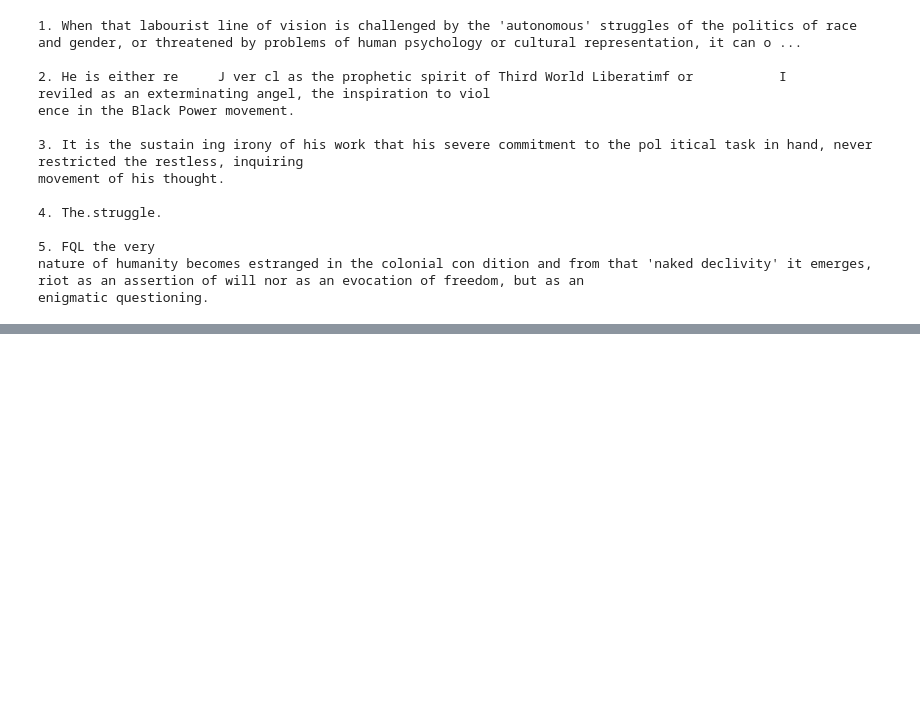
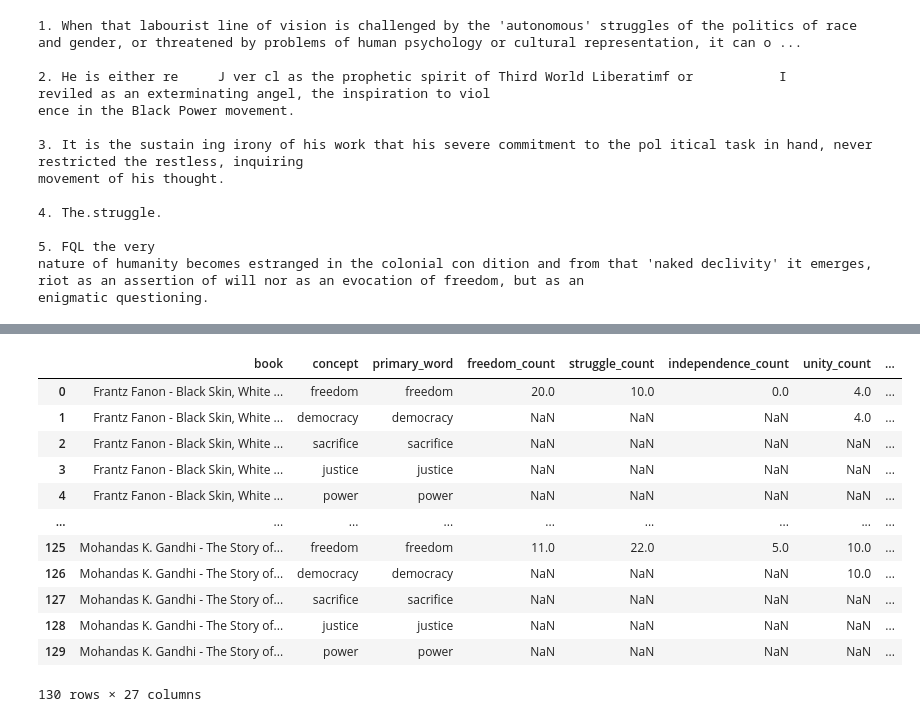
Before and after one commit to arafathosain18/intro-to-text-analytics, a Jupyter notebook: FInal version.ipynb, the cells around one changed output, grey strips where cells are left out. Saved outputs shown, nothing was run; the diff lists cells and outputs as text; code cells hidden in the pictures; blank space fills up the shorter version.

```diff
--- a/FInal version.ipynb
+++ b/FInal version.ipynb
@@ -668,0 +975,67 @@ enigmatic questioning.
+# %%
+semantic_clusters = {
+    "freedom": ["freedom", "struggle", "independence", "unity", "democracy"],
+    "democracy": ["democracy", "development", "organization", "unity", "powers"],
+    "sacrifice": ["sacrifice", "obligation", "discipline", "compassion", "confronted"],
+    "justice": ["justice", "individuals", "citizens", "conflict", "masses"],
+    "power": ["power", "interests", "force", "economic", "religious"]
+}
+# %%
+from collections import Counter
+import pandas as pd
+from nltk.tokenize import word_tokenize
+
+# List to hold the detailed counts for each (book, concept) pair.
+detailed_book_concept_counts = []
+
+# Loop through each book.
+for i, text in enumerate(cleaned_texts):
+    # Tokenize the cleaned text (assumed already lowercased).
+    tokens = word_tokenize(text)
+    token_counts = Counter(tokens)
+
+    # For each concept (e.g., "freedom") in your semantic clusters:
+    for concept, words in semantic_clusters.items():
+        # Create a new row/dictionary for the (book, concept) pair.
+        row = {"book": file_names[i], "concept": concept}
+        total = 0
+
+        # Assume the first word in the list is the primary word.
+        primary_word = words[0]
+        row["primary_word"] = primary_word
+        # Count for the primary word.
+        primary_count = token_counts.get(primary_word, 0)
+        row[f"{primary_word}_count"] = primary_count
+        total += primary_count
+
+        # Now process each related word (all words after the first).
+        for word in words[1:]:
+            word_count = token_counts.get(word, 0)
+            row[f"{word}_count"] = word_count
+            total += word_count
+
+        # Add a total count for the concept in this book.
+        row["total_count"] = total
+
+        detailed_book_concept_counts.append(row)
+
+# Convert the list of dictionaries into a DataFrame.
+detailed_concept_df = pd.DataFrame(detailed_book_concept_counts)
+
+# Display the DataFrame.
+from IPython.display import display
+display(detailed_concept_df)
+# %% [output]
+|  | book | concept | primary_word | freedom_count | struggle_count | independence_count | unity_count | ... |
+| 0 | Frantz Fanon - Black Skin, White ... | freedom | freedom | 20.0 | 10.0 | 0.0 | 4.0 | ... |
+| 1 | Frantz Fanon - Black Skin, White ... | democracy | democracy | NaN | NaN | NaN | 4.0 | ... |
+| 2 | Frantz Fanon - Black Skin, White ... | sacrifice | sacrifice | NaN | NaN | NaN | NaN | ... |
+| 3 | Frantz Fanon - Black Skin, White ... | justice | justice | NaN | NaN | NaN | NaN | ... |
+| 4 | Frantz Fanon - Black Skin, White ... | power | power | NaN | NaN | NaN | NaN | ... |
+| ... | ... | ... | ... | ... | ... | ... | ... | ... |
+| 125 | Mohandas K. Gandhi - The Story of... | freedom | freedom | 11.0 | 22.0 | 5.0 | 10.0 | ... |
+| 126 | Mohandas K. Gandhi - The Story of... | democracy | democracy | NaN | NaN | NaN | 10.0 | ... |
+| 127 | Mohandas K. Gandhi - The Story of... | sacrifice | sacrifice | NaN | NaN | NaN | NaN | ... |
+| 128 | Mohandas K. Gandhi - The Story of... | justice | justice | NaN | NaN | NaN | NaN | ... |
+| 129 | Mohandas K. Gandhi - The Story of... | power | power | NaN | NaN | NaN | NaN | ... |
+130 rows × 27 columns
```
Also changed, not shown: parts of 14 cells of this notebook.
